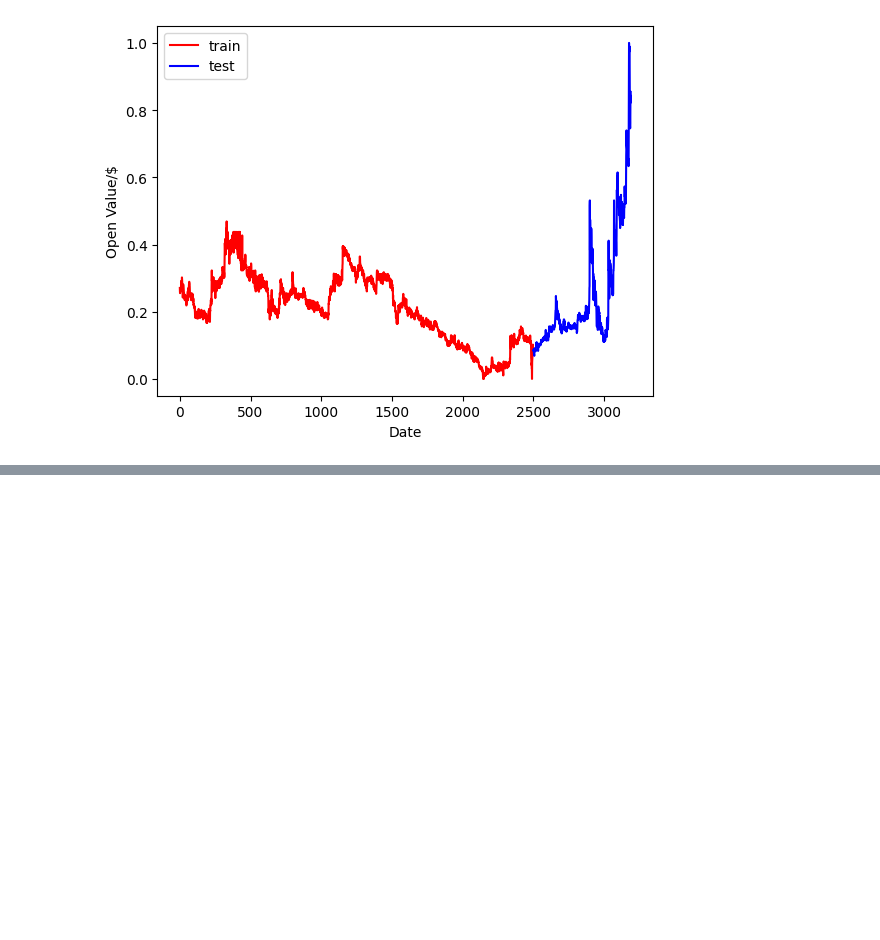
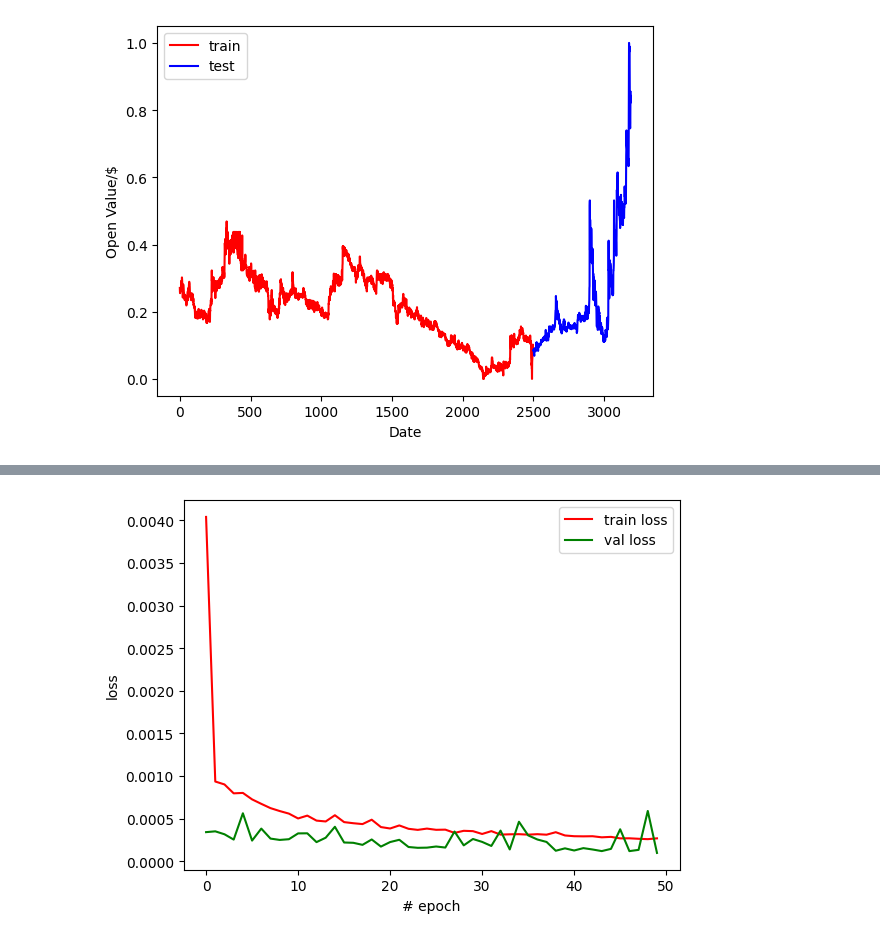
Before and after one commit to NisalDeZoysa/SLT-Stock-Market-Prediction, a Jupyter notebook: 2 - autoencoder_approach.ipynb, the cells around one changed output, grey strips where cells are left out. Cells and saved outputs as stored; diff of their text form; code cells hidden in the pictures; blank space fills up the shorter version.

```diff
--- a/2 - autoencoder_approach.ipynb
+++ b/2 - autoencoder_approach.ipynb
@@ -52,15 +52,17 @@ model=Sequential()
 model.add(LSTM(units=96,return_sequences=True,input_shape=(50,1)))
 model.add(Dropout(0.2))
 
-model.add(LSTM(units=96,return_sequences=True))
+model.add(LSTM(units=56,return_sequences=True))
 model.add(Dropout(0.2))
 
-model.add(LSTM(units=96,return_sequences=True))
+model.add(LSTM(units=56,return_sequences=True))
 model.add(Dropout(0.2))
 
-model.add(LSTM(units=40,return_sequences=False))
+model.add(LSTM(units=96,return_sequences=False))
 model.add(Dropout(0.2))
 
 model.add(Dense(1,activation='linear'))
 
 model.compile(loss='mse',optimizer='adam')
+# %%
+history=model.fit(train_data,train_target,epochs=50, validation_split=0.2)
@@ -66,0 +87,9 @@ model.compile(loss='mse',optimizer='adam')
+# %%
+plt.plot(history.history['loss'],'r',label='train loss')
+plt.plot(history.history['val_loss'],'g',label='val loss')
+plt.xlabel('# epoch')
+plt.ylabel('loss')
+plt.legend()
+plt.show()
+# %% [output]
+[figure, added]
```
Also changed, not shown: parts of 5 cells of this notebook.
